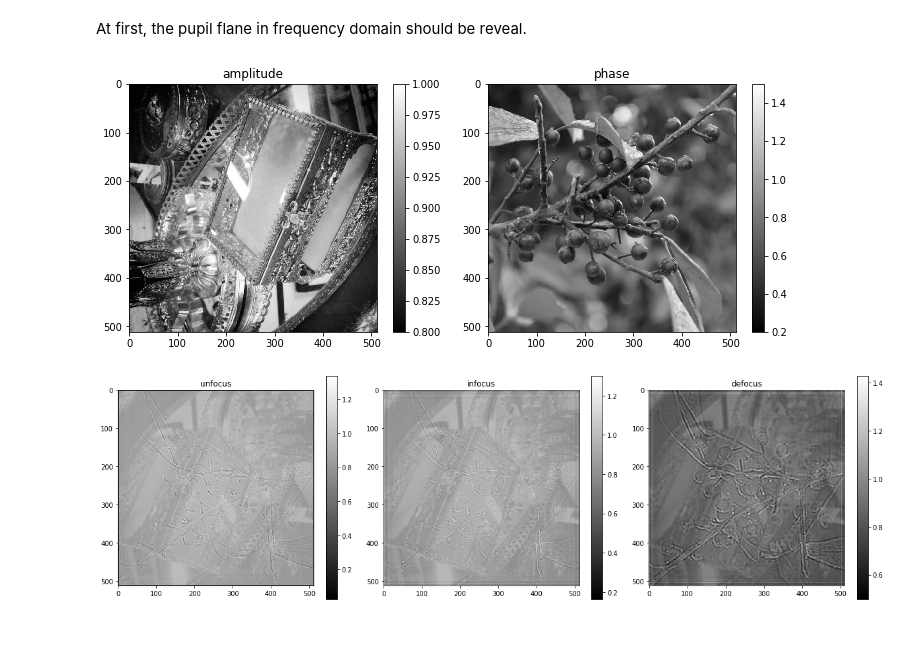
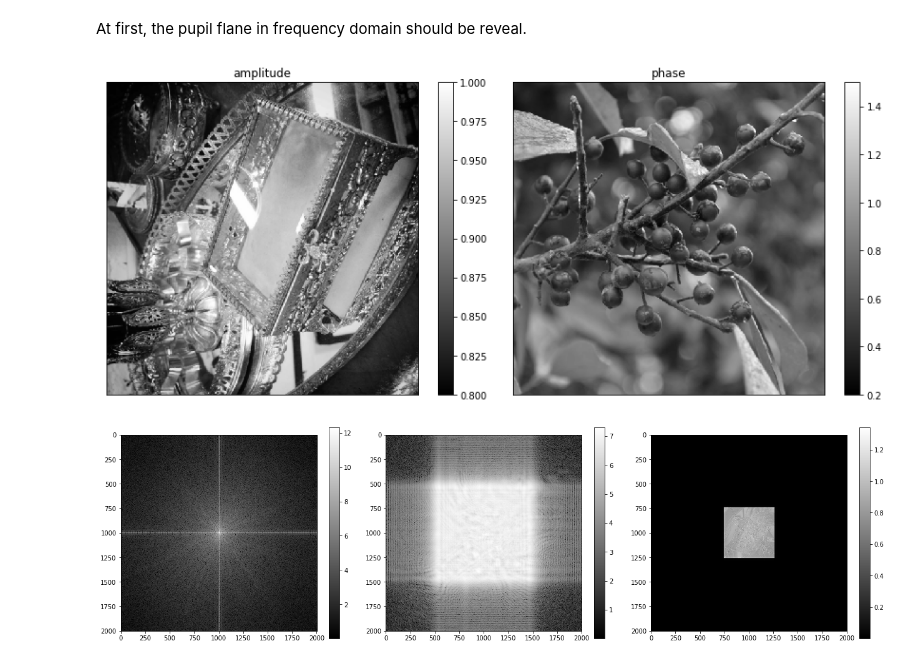
Before and after one commit to yimencc/workspace, a Jupyter notebook: TIE_Simulation/util.ipynb, the cells around one changed output. Saved outputs shown, nothing was run; the diff lists cells and outputs as text; code cells hidden in the pictures; blank space fills up the shorter version.

Commit message:
continue to edit lens_transfer method

```diff
--- a/TIE_Simulation/util.ipynb
+++ b/TIE_Simulation/util.ipynb
@@ -27,50 +27,43 @@ imgs_fpath_list = [os.path.join(imgs_path, img_name) for img_name in imgs_name_l
 amp_img = img_val_norm(resize(sio.imread(imgs_fpath_list[0]), (PIXEL_NUM, PIXEL_NUM)), 0.8, 1)
 pha_img = img_val_norm(resize(sio.imread(imgs_fpath_list[1]), (PIXEL_NUM, PIXEL_NUM)), 0.2, 1.5)
 # %%
-plt.figure(figsize=[10, 4])
-plt.subplot(121)
-plt.imshow(amp_img, cmap="gray")
-plt.title("amplitude")
-plt.colorbar()
-plt.subplot(122)
-plt.imshow(pha_img, cmap="gray")
-plt.title("phase")
-plt.colorbar()
-plt.tight_layout()
-plt.show()
+# plt.figure(figsize=[10, 4])
+# plt.subplot(121)
+# plt.imshow(amp_img, cmap="gray")
+# plt.title("amplitude")
+# plt.colorbar()
+# plt.subplot(122)
+# plt.imshow(pha_img, cmap="gray")
+# plt.title("phase")
+# plt.colorbar()
+# plt.tight_layout()
+# plt.show()
+Check.multi_img(amplitude=amp_img, phase=pha_img)
 # %% [output]
-[figure, old version]
+[figure, new version]
 # %%
 import imaging_process
 imp.reload(imaging_process)
 from imaging_process import ft2, ift2, Wavefront, tie_solution, img_val_norm, Check
 
-delta_d = 1e-3
-ff = 0.1
+ff = 50e-3
 d1 = 2*ff
-d2f = 2*ff
-d21 = d2f - delta_d
-d22 = d2f + delta_d
+d2 = 2*ff
 
 wf_obj = Wavefront.from_bioimage(amp_img, pha_img, WAVELENGTH, PIXEL_SIZE)
-imaging_pl_minus = wf_obj.lens_transfer(d1=d1, focus=ff, d2=d21)
-imaging_pl_focus = wf_obj.lens_transfer(d1=d1, focus=ff, d2=d2f)
-imaging_pl_plus = wf_obj.lens_transfer(d1=d1, focus=ff, d2=d22)
+pre_lens_ft, imaging_ft, imaging_pl_focus = wf_obj.lens_transfer(d1=d1, focus=ff, d2=d2, relative_na=1.)
 # %%
-plt.figure(figsize=[17, 5])
+plt.figure(figsize=[18, 5])
 plt.subplot(131)
-plt.imshow(abs(imaging_pl_minus), cmap="gray")
-plt.title("unfocus")
+plt.imshow(np.log(1+abs(pre_lens_ft)), cmap="gray")
 plt.colorbar()
 plt.subplot(132)
-plt.imshow(abs(imaging_pl_focus), cmap="gray")
-plt.title("infocus")
+plt.imshow(np.log(1+abs(imaging_ft)), cmap="gray")
 plt.colorbar()
 plt.subplot(133)
-plt.imshow(abs(imaging_pl_plus), cmap="gray")
-plt.title("defocus")
+plt.imshow(abs(ift2(imaging_ft)), cmap="gray")
 plt.colorbar()
 plt.tight_layout()
 plt.show()
 # %% [output]
-[figure, old version]
+[figure, new version]
```
Also changed, not shown: parts of 1 cell of this notebook, 1 other file.
